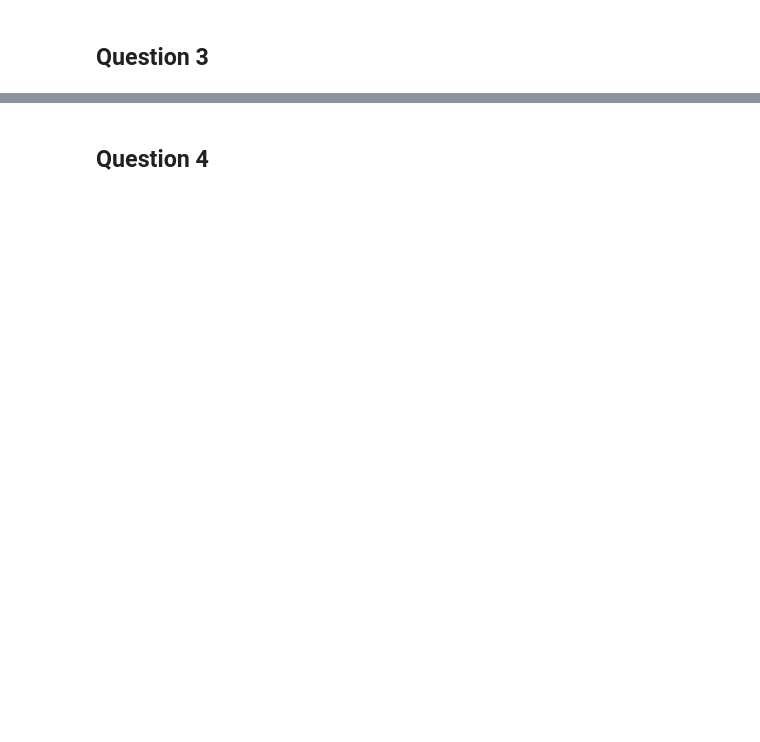
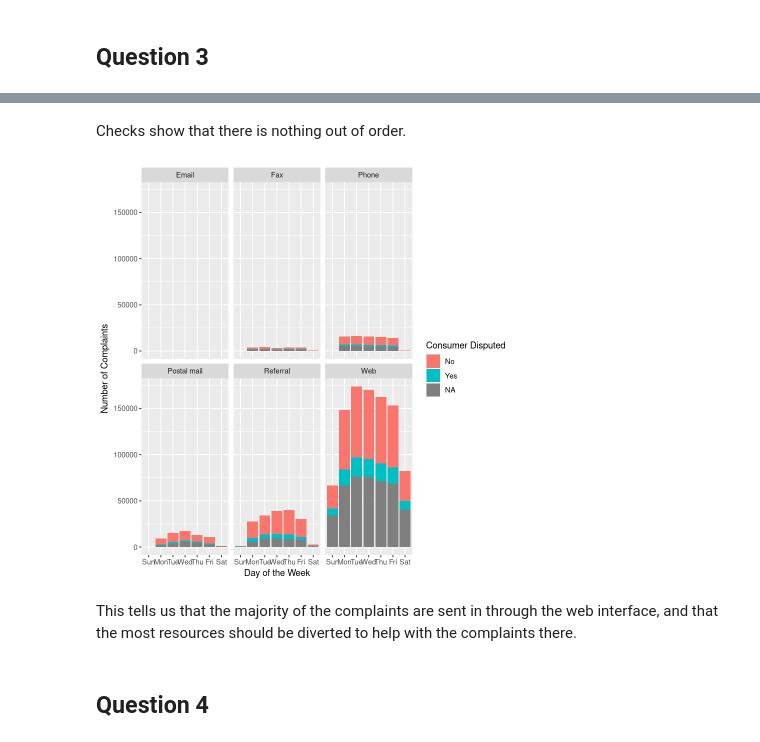
Before and after one commit to dwijenchawra/tdm202, a Jupyter notebook: project13/dwijen-chawra-project13.ipynb, the cells around one changed output, grey strips where cells are left out. Drawn from its saved outputs; the diff is of its cells as text; code cells hidden in the pictures; blank space fills up the shorter version.

```diff
--- a/project13/dwijen-chawra-project13.ipynb
+++ b/project13/dwijen-chawra-project13.ipynb
@@ -96,2 +122,15 @@ $ wait_time                    <drtn> 0 days, 0 days, 0 days, 0 days, 0 days,
+# %% [markdown]
+Checks show that there is nothing out of order.
+# %%
+dat %>%
+    count(day_received, consumer_disputed, submitted_via) %>%
+    ggplot(aes(x = day_received, y = n, fill = consumer_disputed)) +
+    geom_col() +
+    labs(x = "Day of the Week", y = "Number of Complaints", fill = "Consumer Disputed") +
+    facet_wrap(~submitted_via)
+# %% [output]
+[figure, added]
+# %% [markdown]
+This tells us that the majority of the complaints are sent in through the web interface, and that the most resources should be diverted to help with the complaints there.
 # %% [markdown]
 ## Question 4
```
Also changed, not shown: parts of 18 cells of this notebook.
